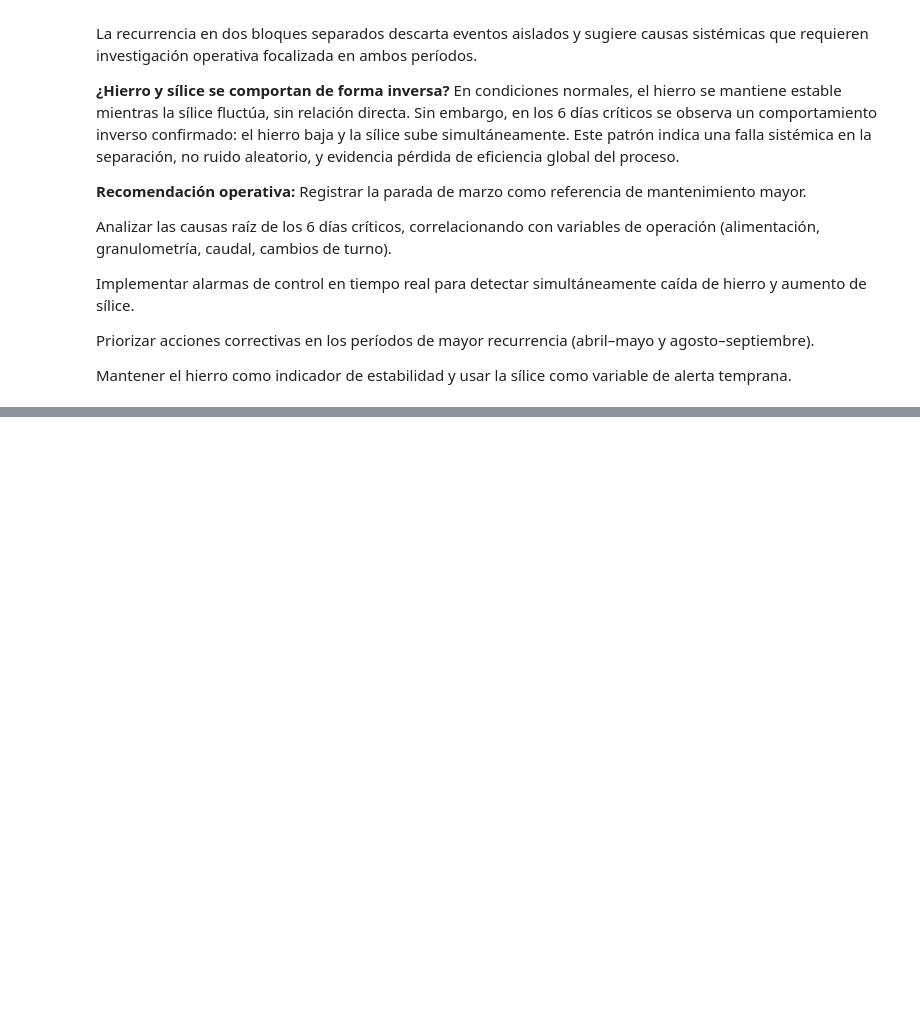
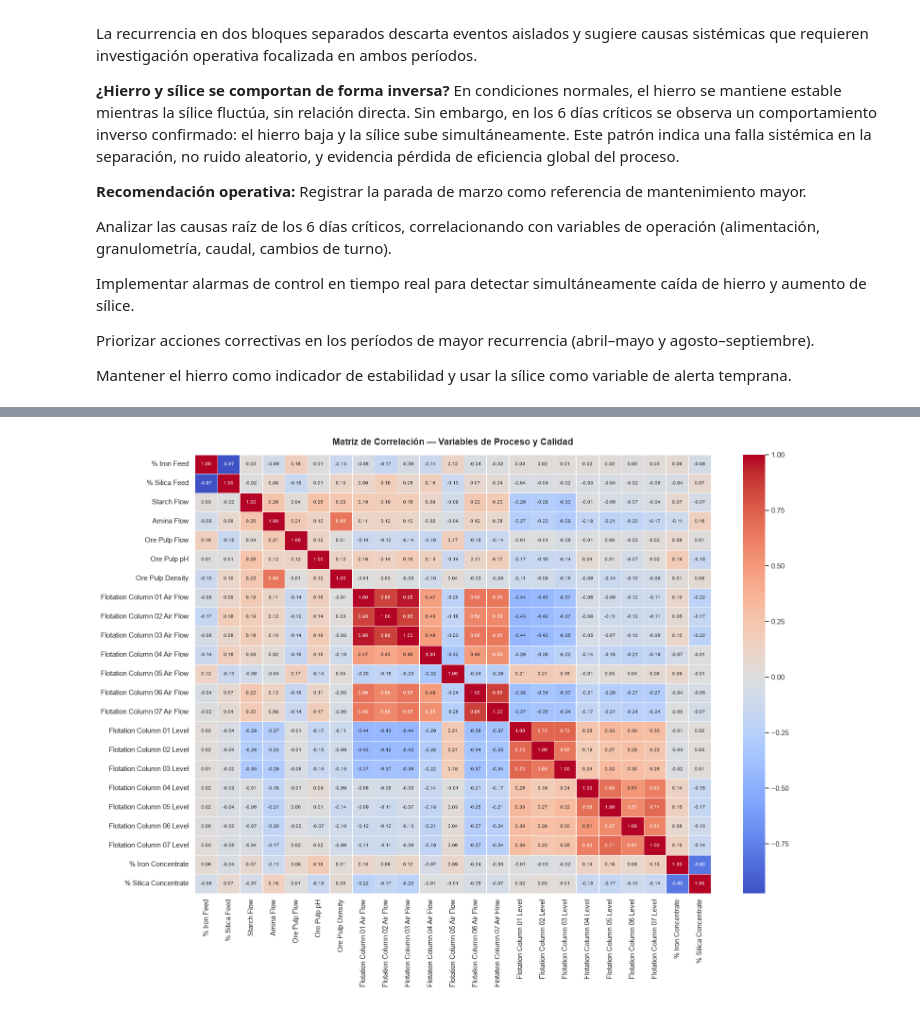
Before and after one commit to RGRIVEROS-PORTFOLIO/mining_eda_flotation_plant, a Jupyter notebook: notebooks/EDA_Flotation_Plant_RRiveros.ipynb, the cells around one changed output, grey strips where cells are left out. Drawn from its saved outputs; the diff is of its cells as text; code cells hidden in the pictures; blank space fills up the shorter version.

```diff
--- a/notebooks/EDA_Flotation_Plant_RRiveros.ipynb
+++ b/notebooks/EDA_Flotation_Plant_RRiveros.ipynb
@@ -519,0 +523,10 @@ Mantener el hierro como indicador de estabilidad y usar la sílice como variable
+# %%
+# --- 7.1 Matriz de correlación ---
+correlaciones = df.drop(columns=["date"]).corr(numeric_only=True).round(3)
+
+# Correlaciones específicas con variables de calidad
+corr_calidad = correlaciones[vars_calidad].drop(index=vars_calidad)
+corr_calidad = corr_calidad.sort_values("% Iron Concentrate", ascending=False)
+
+print("Correlación de variables de proceso con calidad del concentrado:")
+print(corr_calidad)
@@ -519,0 +551,5 @@ Mantener el hierro como indicador de estabilidad y usar la sílice como variable
+# %%
+# --- 7.2 Heatmap de correlaciones ---
+plot_heatmap_correlaciones(correlaciones)
+# %% [output]
+[figure, added]
```
Also changed, not shown: parts of 9 cells of this notebook, 5 other files.
